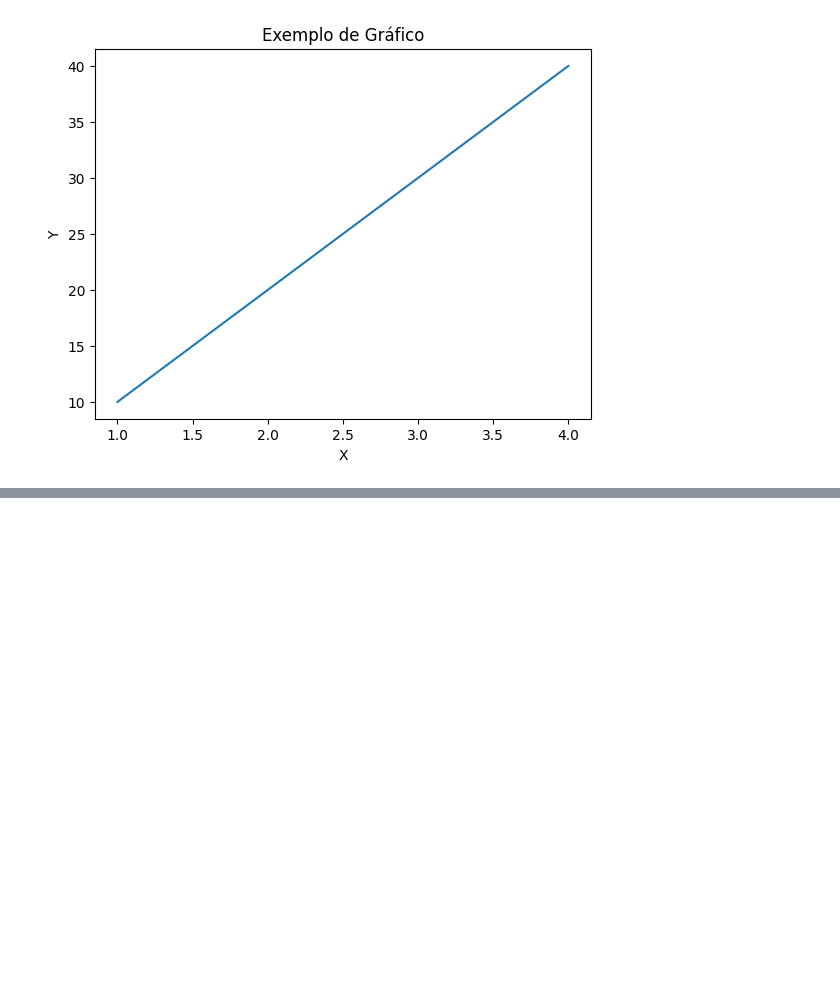
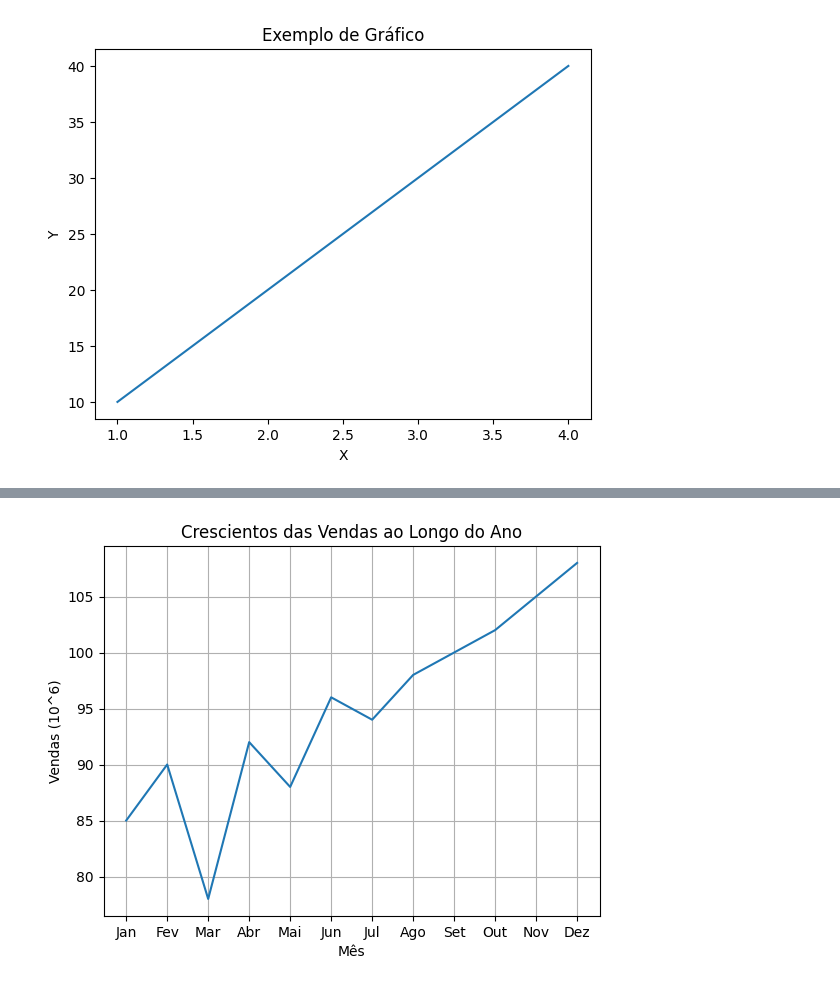
Before and after one commit to joaopsantana25-beep/BackEnd, a Jupyter notebook: Aula 09-02-2026/Exercicios e Testes/Aula 5/Testes_Aula5.ipynb, the cells around one changed output, grey strips where cells are left out. Drawn from its saved outputs; the diff is of its cells as text; code cells hidden in the pictures; blank space fills up the shorter version.

```diff
--- a/Aula 09-02-2026/Exercicios e Testes/Aula 5/Testes_Aula5.ipynb
+++ b/Aula 09-02-2026/Exercicios e Testes/Aula 5/Testes_Aula5.ipynb
@@ -17,0 +31,14 @@ plt.show()
+# %%
+import matplotlib.pyplot as plt
+
+meses = ['Jan','Fev','Mar','Abr','Mai','Jun','Jul','Ago','Set','Out','Nov','Dez']
+vendas=[85,90,78,92,88,96,94,98,100,102,105,108]
+
+plt.plot(meses,vendas)
+plt.xlabel("Mês")
+plt.ylabel("Vendas (10^6)")
+plt.title("Crescientos das Vendas ao Longo do Ano")
+plt.grid(True)
+plt.show()
+# %% [output]
+[figure, added]
```
Also changed, not shown: parts of 3 cells of this notebook.
